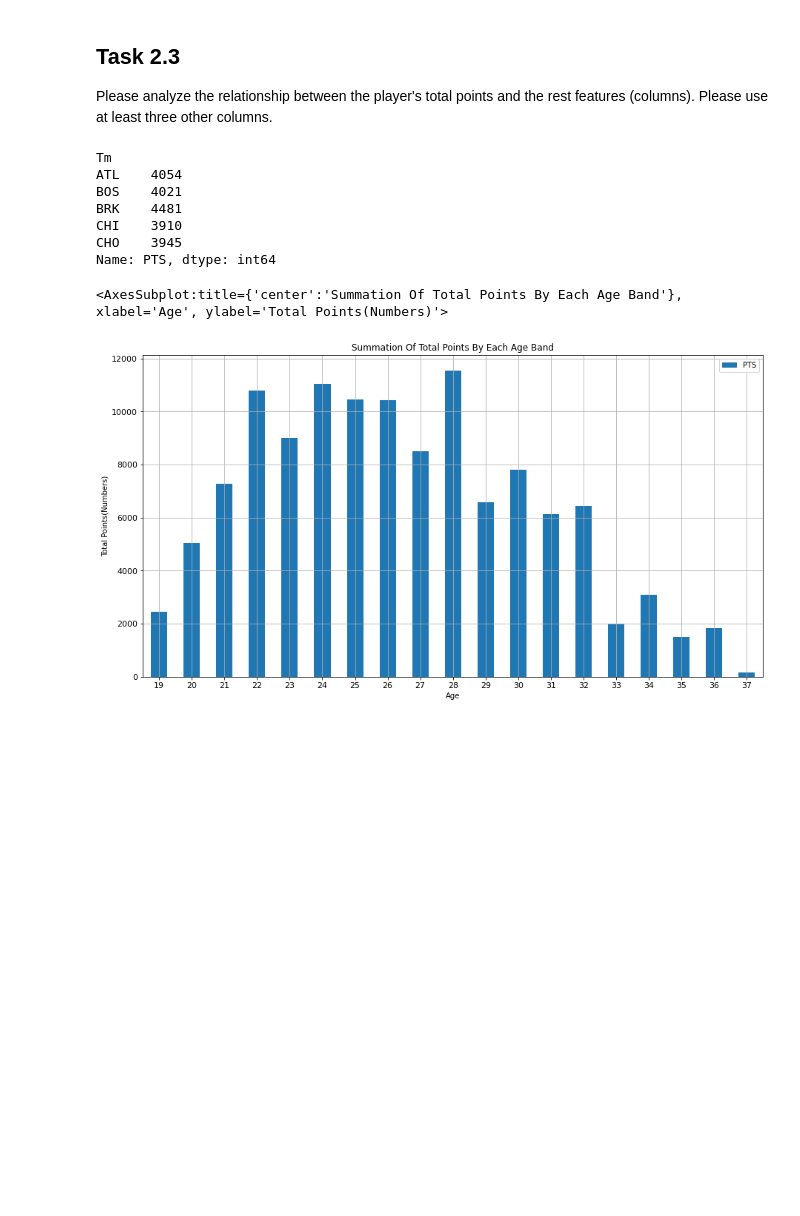
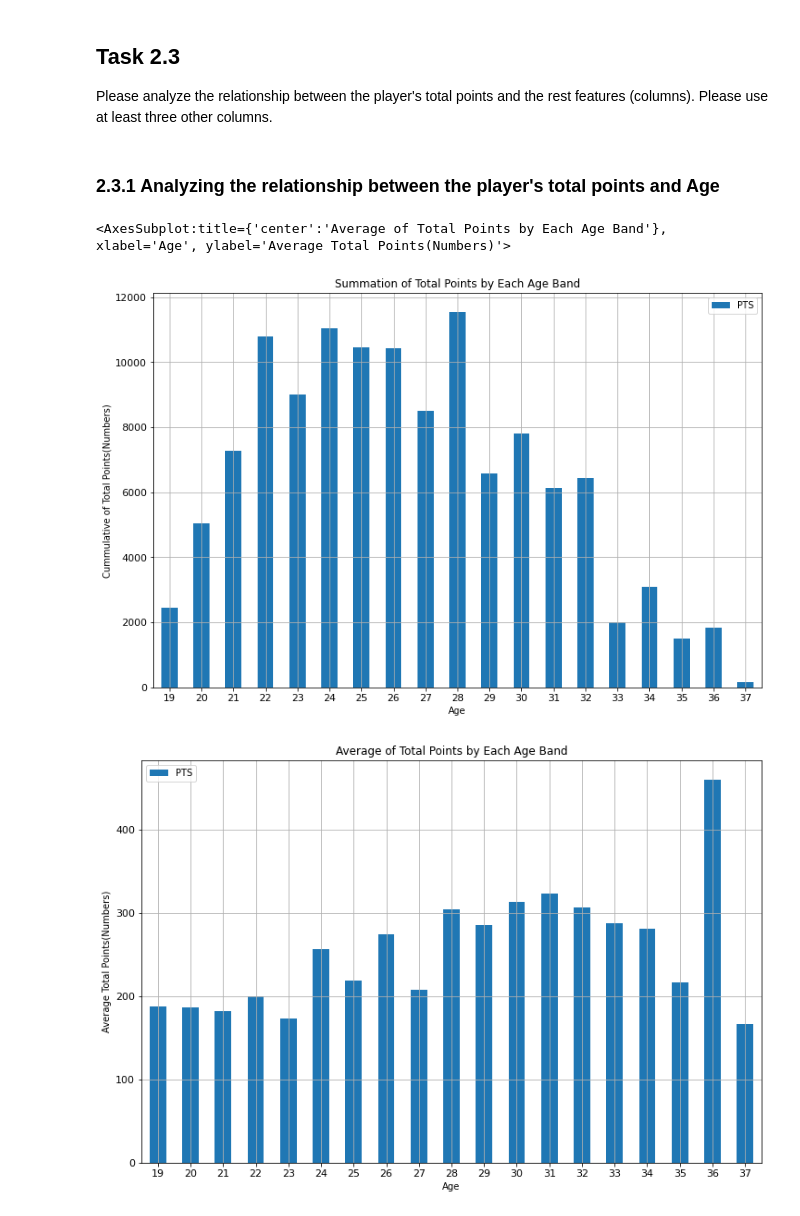
Before and after one commit to SyedKabir-dataWorm/DataCleaning_DataExploration_StatisticalAnalysis, a Jupyter notebook: project_data_exploration.ipynb, the cells around one changed output. Cells and saved outputs as stored; diff of their text form; code cells hidden in the pictures; blank space fills up the shorter version.

```diff
--- a/project_data_exploration.ipynb
+++ b/project_data_exploration.ipynb
@@ -384,16 +453,11 @@ plt.scatter(check3P['3P%_calc'], check3P['3P%'])
 # %%
-'''
-plt.rcParams["figure.figsize"]=15,8
-
-#Boxplot clearly shows that the calculated 3P box is samaller than 3P%.
-# Ehiskers position is also not the same
-#That indicates that some data inside 3P% is wrong.
-#check3P[['3P%_calc','3P%']].plot.line()
-plt.boxplot(check3P[['3P%_calc', '3P%']])
-plt.title('Calculated VS Actual Data of 3P%', fontsize=16)
-plt.xlabel('3P%_calc,   3P%', fontsize=14)
-plt.ylabel('fraction', fontsize=14)
+plt.rcParams["figure.figsize"]=12,8
+plt.scatter(check3P['3P%_calc'], check3P['3P%'])
+plt.title('Calculated 3P% VS Actual Data of 3P%', fontsize=16)
+plt.xlabel('3P%_calc', fontsize=14)
+plt.ylabel('3P%', fontsize=14)
 plt.grid(True)
 plt.show()
-'''
+
+# The scatter plot clearly shows three abnormal data.Let's find out those.
 # %% [output]
@@ -401,16 +464,0 @@ plt.show()
-# %%
-'''
-import matplotlib.pyplot as plt
-plt.rcParams["figure.figsize"]=15,8
-#Boxplot clearly shows that the box size and median position did not change.
-# Lower whiskers position is changed.
-# Their is difference in numbers of top outliers
-#That indicates that some data inside 3P% is wrong.
-
-plt.plot(check3P['3P%_calc'], check3P['3P%'])
-plt.title('Calculated VS Actual Data of 3P%', fontsize=16)
-plt.xlabel('3P%_calc', fontsize=14)
-plt.ylabel('3P%', fontsize=14)
-plt.grid(True)
-plt.show()
-'''
@@ -482,18 +519,15 @@ Please analyze the relationship between the player's total points and the rest f
-# %%
-team_pts=clean_nbaPlayers.groupby('Tm')['PTS'].sum()
-team_pts.head(5)
-# %% [output]
-Tm
-ATL    4054
-BOS    4021
-BRK    4481
-CHI    3910
-CHO    3945
-Name: PTS, dtype: int64
+# %% [markdown]
+### 2.3.1 Analyzing the relationship between the player's total points and Age
 # %%
-age_pts=clean_nbaPlayers.groupby('Age',as_index=False).sum()
+age_pts=clean_nbaPlayers.groupby('Age',as_index=False).mean()
+age_pts1=clean_nbaPlayers.groupby('Age',as_index=False).sum()
 # %%
-age_pts.plot.bar(x='Age', y='PTS', rot=0, ylabel='Total Points(Numbers)',fontsize=11, title="Summation Of Total Points By Each Age Band", grid=True)
+plt.rcParams["figure.figsize"]=12,8
+age_pts1.plot.bar(x='Age', y='PTS', rot=0, ylabel='Cummulative of Total Points(Numbers)',\
+                 fontsize=11, title="Summation of Total Points by Each Age Band", grid=True)
+age_pts.plot.bar(x='Age', y='PTS', rot=0, ylabel='Average Total Points(Numbers)',\
+                 fontsize=11, title="Average of Total Points by Each Age Band", grid=True)
 # %% [output]
-<AxesSubplot:title={'center':'Summation Of Total Points By Each Age Band'}, xlabel='Age', ylabel='Total Points(Numbers)'>
+<AxesSubplot:title={'center':'Average of Total Points by Each Age Band'}, xlabel='Age', ylabel='Average Total Points(Numbers)'>
-[figure, old version]
+[figure, new version]
+[figure, added]
```
Also changed, not shown: parts of 61 cells of this notebook, 1 other file.
